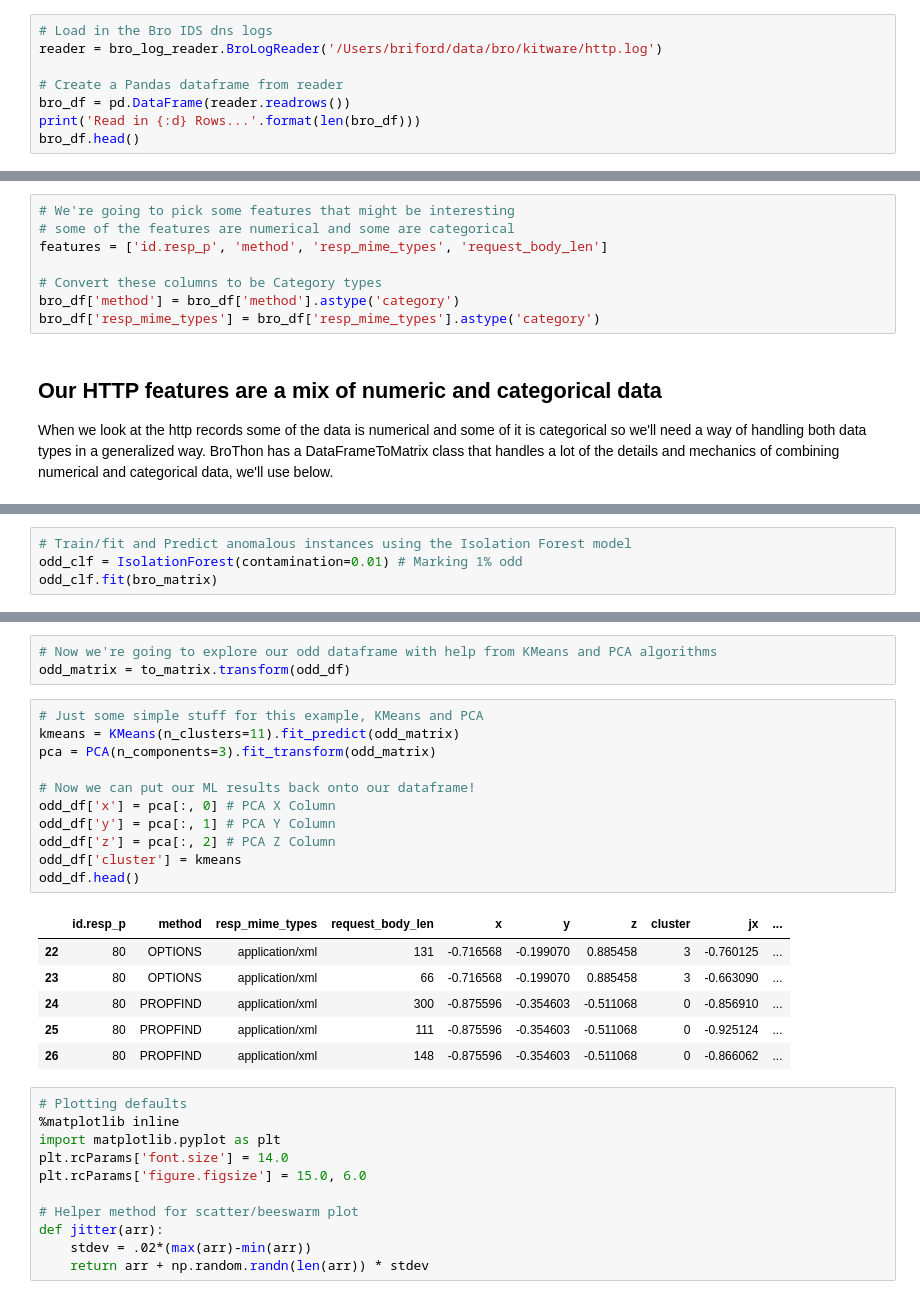
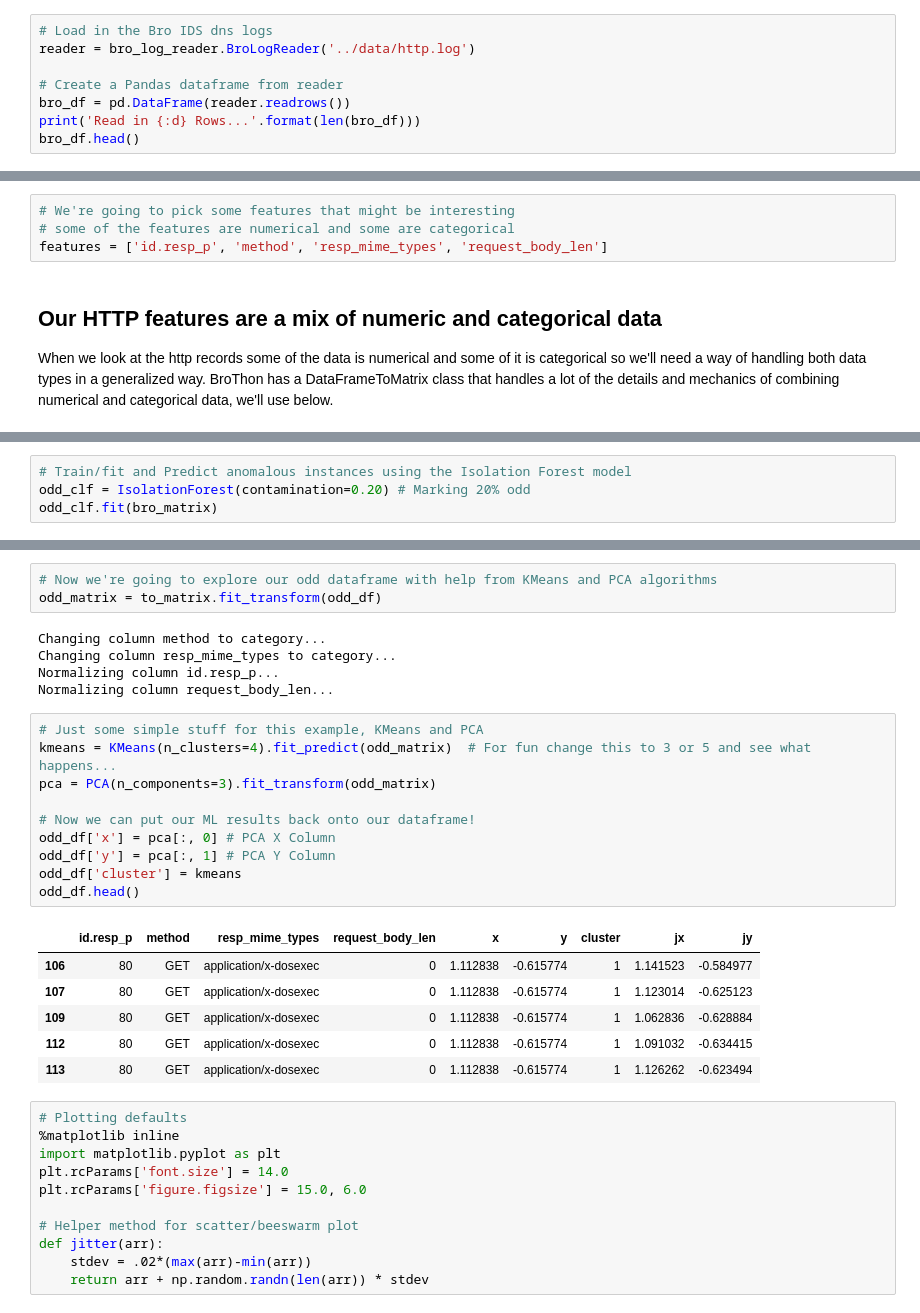
Before and after one commit to SuperCowPowers/zat, a Jupyter notebook: notebooks/Anomaly_Detection.ipynb, the cells around one changed output, grey strips where cells are left out. Saved outputs shown, nothing was run; the diff lists cells and outputs as text.

```diff
--- a/notebooks/Anomaly_Detection.ipynb
+++ b/notebooks/Anomaly_Detection.ipynb
@@ -38,7 +40,7 @@ Numpy: 1.12.1
 Scikit Learn Version: 0.18.1
 # %%
 # Load in the Bro IDS dns logs
-reader = bro_log_reader.BroLogReader('/Users/briford/data/bro/kitware/http.log')
+reader = bro_log_reader.BroLogReader('../data/http.log')
 
 # Create a Pandas dataframe from reader
 bro_df = pd.DataFrame(reader.readrows())
@@ -65,10 +67,6 @@ Read in 502826 Rows...
 # We're going to pick some features that might be interesting
 # some of the features are numerical and some are categorical
 features = ['id.resp_p', 'method', 'resp_mime_types', 'request_body_len']
-
-# Convert these columns to be Category types
-bro_df['method'] = bro_df['method'].astype('category')
-bro_df['resp_mime_types'] = bro_df['resp_mime_types'].astype('category')
 # %% [markdown]
 ## Our HTTP features are a mix of numeric and categorical data
 When we look at the http records some of the data is numerical and some of it is categorical so we'll need a way of handling both data types in a generalized way. BroThon has a DataFrameToMatrix class that handles a lot of the details and mechanics of combining numerical and categorical data, we'll use below.
@@ -104,5 +102,5 @@ array([[ 0.,  0.,  0.,  0.,  1.,  0.,  0.,  0.,  0.,  0.,  0.,  0.,  0.,
 # %%
 # Train/fit and Predict anomalous instances using the Isolation Forest model
-odd_clf = IsolationForest(contamination=0.01) # Marking 1% odd
+odd_clf = IsolationForest(contamination=0.20) # Marking 20% odd
 odd_clf.fit(bro_matrix)
 # %% [output]
@@ -125,24 +123,28 @@ odd_df.head()
 # %%
 # Now we're going to explore our odd dataframe with help from KMeans and PCA algorithms
-odd_matrix = to_matrix.transform(odd_df)
+odd_matrix = to_matrix.fit_transform(odd_df)
+# %% [output]
+Changing column method to category...
+Changing column resp_mime_types to category...
+Normalizing column id.resp_p...
+Normalizing column request_body_len...
 # %%
 # Just some simple stuff for this example, KMeans and PCA
-kmeans = KMeans(n_clusters=11).fit_predict(odd_matrix)
+kmeans = KMeans(n_clusters=4).fit_predict(odd_matrix)  # For fun change this to 3 or 5 and see what happens...
 pca = PCA(n_components=3).fit_transform(odd_matrix)
 
 # Now we can put our ML results back onto our dataframe!
 odd_df['x'] = pca[:, 0] # PCA X Column
 odd_df['y'] = pca[:, 1] # PCA Y Column
-odd_df['z'] = pca[:, 2] # PCA Z Column
 odd_df['cluster'] = kmeans
 odd_df.head()
 # %% [output]
-|  | id.resp_p | method | resp_mime_types | request_body_len | x | y | z | cluster | jx | ... |
-| 22 | 80 | OPTIONS | application/xml | 131 | -0.716568 | -0.199070 | 0.885458 | 3 | -0.760125 | ... |
-| 23 | 80 | OPTIONS | application/xml | 66 | -0.716568 | -0.199070 | 0.885458 | 3 | -0.663090 | ... |
-| 24 | 80 | PROPFIND | application/xml | 300 | -0.875596 | -0.354603 | -0.511068 | 0 | -0.856910 | ... |
-| 25 | 80 | PROPFIND | application/xml | 111 | -0.875596 | -0.354603 | -0.511068 | 0 | -0.925124 | ... |
-| 26 | 80 | PROPFIND | application/xml | 148 | -0.875596 | -0.354603 | -0.511068 | 0 | -0.866062 | ... |
+|  | id.resp_p | method | resp_mime_types | request_body_len | x | y | cluster | jx | jy |
+| 106 | 80 | GET | application/x-dosexec | 0 | 1.112838 | -0.615774 | 1 | 1.141523 | -0.584977 |
+| 107 | 80 | GET | application/x-dosexec | 0 | 1.112838 | -0.615774 | 1 | 1.123014 | -0.625123 |
+| 109 | 80 | GET | application/x-dosexec | 0 | 1.112838 | -0.615774 | 1 | 1.062836 | -0.628884 |
+| 112 | 80 | GET | application/x-dosexec | 0 | 1.112838 | -0.615774 | 1 | 1.091032 | -0.634415 |
+| 113 | 80 | GET | application/x-dosexec | 0 | 1.112838 | -0.615774 | 1 | 1.126262 | -0.623494 |
 # %%
 # Plotting defaults
 %matplotlib inline
```
Also changed, not shown: parts of 15 cells of this notebook, 1 other file.
